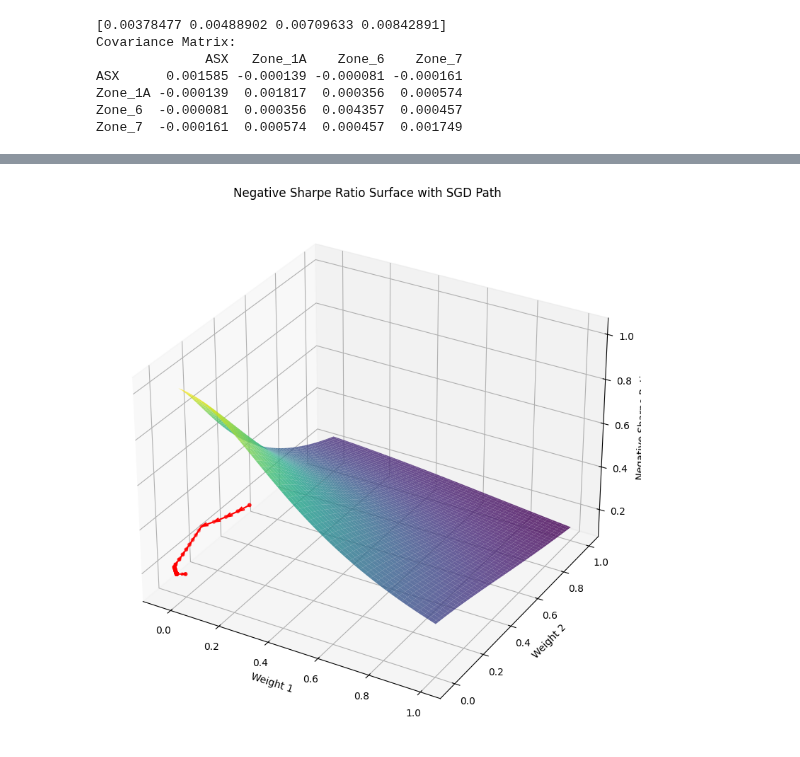
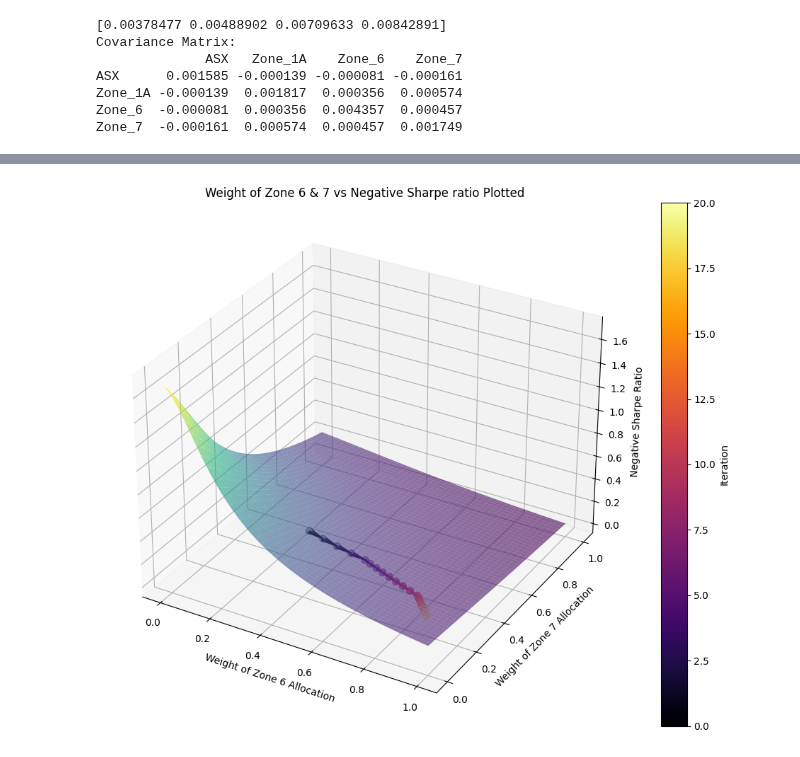
Before and after one commit to ELEN-Workshops-and-LDI/LDI-ML, a Jupyter notebook: [5] - Portfolio Optimisation/[5.3] - DIMINISHING_SGD.IPYNB, the cells around one changed output, grey strips where cells are left out. Cells and saved outputs as stored; diff of their text form; code cells hidden in the pictures.

```diff
--- a/[5] - Portfolio Optimisation/[5.3] - DIMINISHING_SGD.IPYNB
+++ b/[5] - Portfolio Optimisation/[5.3] - DIMINISHING_SGD.IPYNB
@@ -122,51 +141,65 @@ plt.show()
 import numpy as np
 import matplotlib.pyplot as plt
 from mpl_toolkits.mplot3d import Axes3D
+from matplotlib.cm import viridis, inferno_r, magma
+from matplotlib.colors import Normalize
+from matplotlib.colors import LinearSegmentedColormap
 
-# Create a grid of weights for two assets
-weight1_range = np.linspace(0, 1, 100)
-weight2_range = np.linspace(0, 1, 100)
-weight1_grid, weight2_grid = np.meshgrid(weight1_range, weight2_range)
+# Create a custom color map from red to white
+red_white_cmap = LinearSegmentedColormap.from_list("red_white", ["red", "white"])
+
+
+# Create a grid of weights for the last two assets
+weight3_range = np.linspace(0, 1, 100)
+weight4_range = np.linspace(0, 1, 100)
+weight3_grid, weight4_grid = np.meshgrid(weight3_range, weight4_range)
 
 # Calculate the negative Sharpe ratio for each combination of weights
-sharpe_surface = np.zeros_like(weight1_grid)
-for i in range(weight1_grid.shape[0]):
-    for j in range(weight1_grid.shape[1]):
-        weights = np.array([weight1_grid[i, j], weight2_grid[i, j], 0.2, 0.2])
+sharpe_surface = np.zeros_like(weight3_grid)
+for i in range(weight3_grid.shape[0]):
+    for j in range(weight4_grid.shape[1]):
+        weights = np.array([0.2, 0.2, weight3_grid[i, j], weight4_grid[i, j]])
         sharpe_surface[i, j] = sharpe_ratio(weights, returns, risk_free_rate, cov_matrix)
 
 # Run the optimization and store the weights at each iteration
 weights_history = []
 weights = initial_weights
 for i in range(num_iterations):
     gradient = sharpe_ratio_gradient(weights, returns, risk_free_rate, cov_matrix)
-    weights -= learning_rate * gradient
+    weights -= step_size * gradient
     weights /= np.sum(weights)
     weights = np.maximum(0, weights)
     weights_history.append(weights)
 
 # Plot the negative Sharpe ratio surface
 fig = plt.figure(figsize=(10, 8))
 ax = fig.add_subplot(111, projection='3d')
-ax.plot_surface(weight1_grid, weight2_grid, sharpe_surface, cmap='viridis', alpha=0.8)
+ax.plot_surface(weight3_grid, weight4_grid, sharpe_surface, cmap='viridis', alpha=0.6)
 
 # Plot the SGD path
 weights_history = np.array(weights_history)
 sharpe_values = np.array([sharpe_ratio(w, returns, risk_free_rate, cov_matrix) for w in weights_history])
-ax.scatter(weights_history[:, 0], weights_history[:, 1], sharpe_values, c='red', s=10)
+colors = magma(np.linspace(0, 1, len(weights_history)))
+sc = ax.scatter(weights_history[:, 2], weights_history[:, 3], sharpe_values, c=colors, s=50)
 
-# Draw arrows connecting the points
+# Draw arrows connecting the points with color changing over time
 for i in range(len(weights_history) - 1):
-    ax.quiver(weights_history[i, 0], weights_history[i, 1], sharpe_values[i],
-              weights_history[i+1, 0] - weights_history[i, 0], weights_history[i+1, 1] - weights_history[i, 1],
+    ax.quiver(weights_history[i, 2], weights_history[i, 3], sharpe_values[i],
+              weights_history[i+1, 2] - weights_history[i, 2], weights_history[i+1, 3] - weights_history[i, 3],
               sharpe_values[i+1] - sharpe_values[i],
-              color='red', arrow_length_ratio=0.5)
+              color=colors[i], arrow_length_ratio=1)
 
-ax.set_xlabel('Weight 1')
-ax.set_ylabel('Weight 2')
+
+# Add a color bar
+norm = Normalize(vmin=0, vmax=len(weights_history))
+cbar = fig.colorbar(plt.cm.ScalarMappable(norm=norm, cmap='inferno'), ax=ax, orientation='vertical', pad=0.05)
+cbar.set_label('Iteration')
+
+ax.set_xlabel('Weight of Zone 6 Allocation')
+ax.set_ylabel('Weight of Zone 7 Allocation')
 ax.set_zlabel('Negative Sharpe Ratio')
-ax.set_title('Negative Sharpe Ratio Surface with SGD Path')
+ax.set_title('Weight of Zone 6 & 7 vs Negative Sharpe ratio Plotted')
 plt.tight_layout()
 plt.show()
 # %% [output]
-[figure, old version]
+[figure, new version]
```
Also changed, not shown: parts of 2 cells of this notebook.
